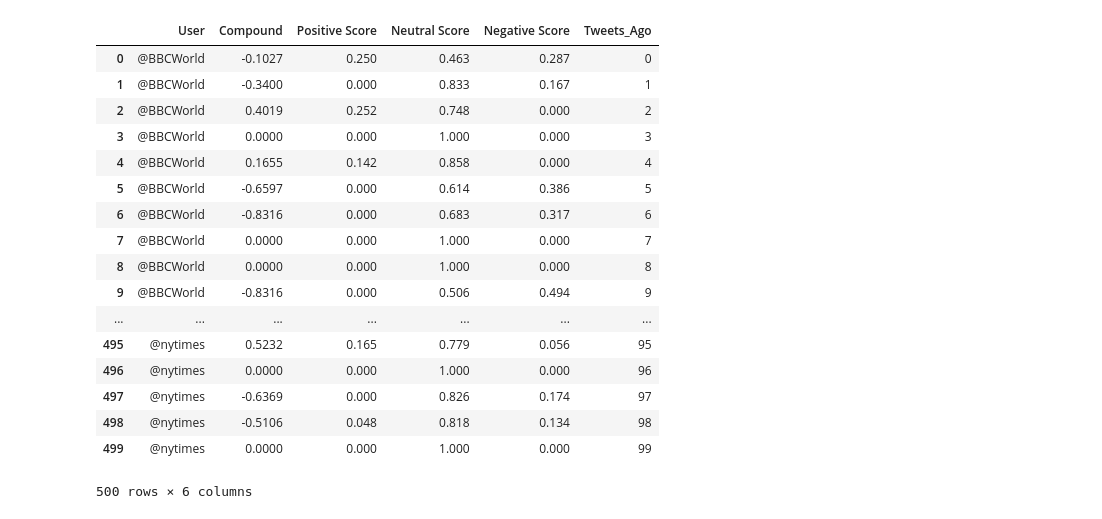
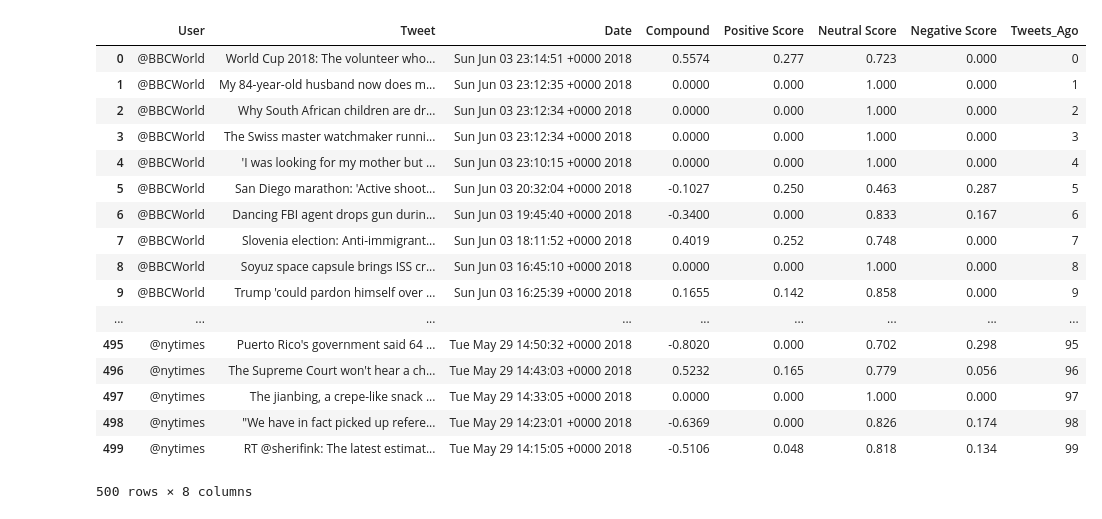
Before and after one commit to evertlizama/Social_Analytics_API_HW, a Jupyter notebook: Social_Analytics_HW.ipynb, the cells around one changed output. Saved outputs shown, nothing was run; the diff lists cells and outputs as text; code cells hidden in the pictures.

```diff
--- a/Social_Analytics_HW.ipynb
+++ b/Social_Analytics_HW.ipynb
@@ -28,57 +28,58 @@ target_user = ("@BBCWorld", "@CBSNews", "@CNN", "@FoxNews", "@nytimes")
 
 # List for dictionaries of results
 results_list = []
-results_df = pd.DataFrame(columns=['User','Compound','Positive Score','Neutral Score','Negative Score','Tweets_Ago'])
+results_df = pd.DataFrame(columns=['User','Tweet', 'Date','Compound','Positive Score','Neutral Score','Negative Score','Tweets_Ago'])
 oldest_tweet = None
 counter = 1
 
 
 # Loop through each user
 for user in target_user:
 
     counter = 0
 
     for x in range(5):
         public_tweets = api.user_timeline(user,
                                max_id=oldest_tweet)
 
         # Loop through all tweets
         for tweet in public_tweets:
             # Move to the next tweet
 
             # Run Vader Analysis on each tweet
             results = analyzer.polarity_scores(tweet["text"])
             compound = results["compound"]
             pos = results["pos"]
             neu = results["neu"]
             neg = results["neg"]
+            tweetMessage = (tweet["text"])
             tweets_ago = counter
             oldest_tweet = tweet['id'] - 1
 
 
             results_df = results_df.append({'User': user,'Compound': compound, 'Positive Score': pos,
-                           'Neutral Score': neu, 'Negative Score': neg,'Tweets_Ago': tweets_ago}, ignore_index=True)
+                           'Neutral Score': neu, 'Negative Score': neg, 'Date': tweet["created_at"], 'Tweet': tweetMessage, 'Tweets_Ago': tweets_ago}, ignore_index=True)
             counter += 1
 results_df
 # %% [output]
-|  | User | Compound | Positive Score | Neutral Score | Negative Score | Tweets_Ago |
-| 0 | @BBCWorld | -0.1027 | 0.250 | 0.463 | 0.287 | 0 |
-| 1 | @BBCWorld | -0.3400 | 0.000 | 0.833 | 0.167 | 1 |
-| 2 | @BBCWorld | 0.4019 | 0.252 | 0.748 | 0.000 | 2 |
-| 3 | @BBCWorld | 0.0000 | 0.000 | 1.000 | 0.000 | 3 |
-| 4 | @BBCWorld | 0.1655 | 0.142 | 0.858 | 0.000 | 4 |
-| 5 | @BBCWorld | -0.6597 | 0.000 | 0.614 | 0.386 | 5 |
-| 6 | @BBCWorld | -0.8316 | 0.000 | 0.683 | 0.317 | 6 |
-| 7 | @BBCWorld | 0.0000 | 0.000 | 1.000 | 0.000 | 7 |
-| 8 | @BBCWorld | 0.0000 | 0.000 | 1.000 | 0.000 | 8 |
-| 9 | @BBCWorld | -0.8316 | 0.000 | 0.506 | 0.494 | 9 |
-| ... | ... | ... | ... | ... | ... | ... |
-| 495 | @nytimes | 0.5232 | 0.165 | 0.779 | 0.056 | 95 |
-| 496 | @nytimes | 0.0000 | 0.000 | 1.000 | 0.000 | 96 |
-| 497 | @nytimes | -0.6369 | 0.000 | 0.826 | 0.174 | 97 |
-| 498 | @nytimes | -0.5106 | 0.048 | 0.818 | 0.134 | 98 |
-| 499 | @nytimes | 0.0000 | 0.000 | 1.000 | 0.000 | 99 |
+|  | User | Tweet | Date | Compound | Positive Score | Neutral Score | Negative Score | Tweets_Ago |
+| 0 | @BBCWorld | World Cup 2018: The volunteer who... | Sun Jun 03 23:14:51 +0000 2018 | 0.5574 | 0.277 | 0.723 | 0.000 | 0 |
+| 1 | @BBCWorld | My 84-year-old husband now does m... | Sun Jun 03 23:12:35 +0000 2018 | 0.0000 | 0.000 | 1.000 | 0.000 | 1 |
+| 2 | @BBCWorld | Why South African children are dr... | Sun Jun 03 23:12:34 +0000 2018 | 0.0000 | 0.000 | 1.000 | 0.000 | 2 |
+| 3 | @BBCWorld | The Swiss master watchmaker runni... | Sun Jun 03 23:12:34 +0000 2018 | 0.0000 | 0.000 | 1.000 | 0.000 | 3 |
+| 4 | @BBCWorld | 'I was looking for my mother but ... | Sun Jun 03 23:10:15 +0000 2018 | 0.0000 | 0.000 | 1.000 | 0.000 | 4 |
+| 5 | @BBCWorld | San Diego marathon: 'Active shoot... | Sun Jun 03 20:32:04 +0000 2018 | -0.1027 | 0.250 | 0.463 | 0.287 | 5 |
+| 6 | @BBCWorld | Dancing FBI agent drops gun durin... | Sun Jun 03 19:45:40 +0000 2018 | -0.3400 | 0.000 | 0.833 | 0.167 | 6 |
+| 7 | @BBCWorld | Slovenia election: Anti-immigrant... | Sun Jun 03 18:11:52 +0000 2018 | 0.4019 | 0.252 | 0.748 | 0.000 | 7 |
+| 8 | @BBCWorld | Soyuz space capsule brings ISS cr... | Sun Jun 03 16:45:10 +0000 2018 | 0.0000 | 0.000 | 1.000 | 0.000 | 8 |
+| 9 | @BBCWorld | Trump 'could pardon himself over ... | Sun Jun 03 16:25:39 +0000 2018 | 0.1655 | 0.142 | 0.858 | 0.000 | 9 |
+| ... | ... | ... | ... | ... | ... | ... | ... | ... |
+| 495 | @nytimes | Puerto Rico's government said 64 ... | Tue May 29 14:50:32 +0000 2018 | -0.8020 | 0.000 | 0.702 | 0.298 | 95 |
+| 496 | @nytimes | The Supreme Court won't hear a ch... | Tue May 29 14:43:03 +0000 2018 | 0.5232 | 0.165 | 0.779 | 0.056 | 96 |
+| 497 | @nytimes | The jianbing, a crepe-like snack ... | Tue May 29 14:33:05 +0000 2018 | 0.0000 | 0.000 | 1.000 | 0.000 | 97 |
+| 498 | @nytimes | "We have in fact picked up refere... | Tue May 29 14:23:01 +0000 2018 | -0.6369 | 0.000 | 0.826 | 0.174 | 98 |
+| 499 | @nytimes | RT @sherifink: The latest estimat... | Tue May 29 14:15:05 +0000 2018 | -0.5106 | 0.048 | 0.818 | 0.134 | 99 |
-500 rows × 6 columns
+500 rows × 8 columns
 # %%
 nyTimesResults_df = results_df[results_df.User=='@nytimes']
 FoxNewsResults_df = results_df[results_df.User=='@FoxNews']
```
Also changed, not shown: parts of 4 cells of this notebook, 1 other file.
